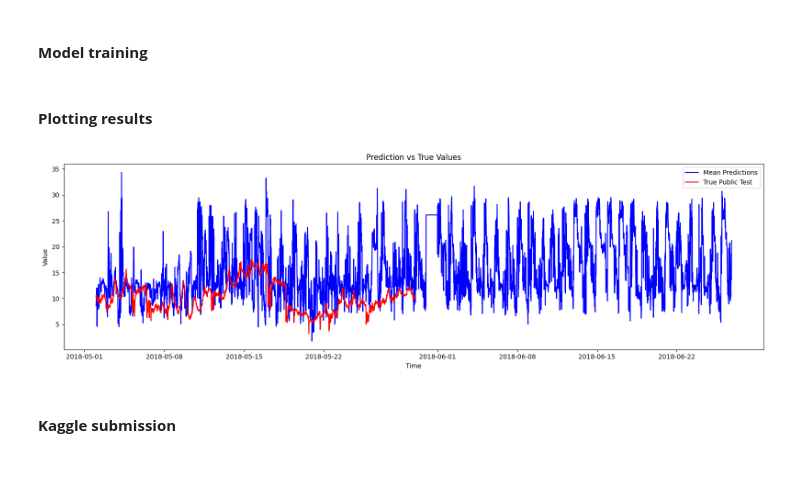
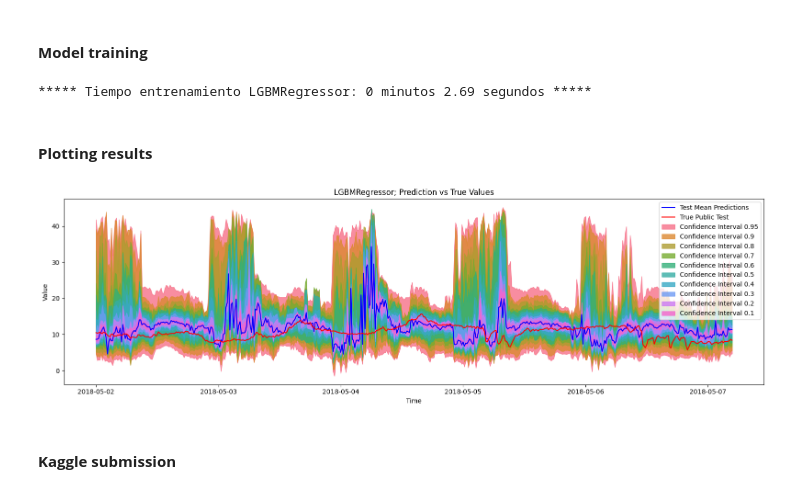
Before and after one commit to pintamonas4575/SERTEMP-project-MAADM-UPM, a Jupyter notebook: SERTEMP_forecasting_challenge.ipynb, the cells around one changed output. Drawn from its saved outputs; the diff is of its cells as text; code cells hidden in the pictures.

Commit message:
guapos plots de confianzas

```diff
--- a/SERTEMP_forecasting_challenge.ipynb
+++ b/SERTEMP_forecasting_challenge.ipynb
@@ -89,3 +77,22 @@ def plot_intervals(x: pd.Series, mean: np.ndarray, lower: np.ndarray, upper: np.
+# %%
+def plot_predictions_and_intervals(predictions_df_5k: pd.DataFrame, public_test_df_2_5k: pd.DataFrame, test_df_5k: pd.DataFrame,
+                                   quantile_mapping: dict[float, tuple[float, float]], num_samples: int = 500) -> None:
+    public_samples = len(public_test_df_2_5k) if num_samples > len(public_test_df_2_5k) else num_samples
+
+    colors = sns.color_palette("husl", len(quantile_mapping))
+    plt.figure(figsize=(16, 5))
+    plt.plot(test_df_5k['date'][:num_samples], predictions_df_5k['0.50'][:num_samples], label='Test Mean Predictions', color='blue')
+    plt.plot(test_df_5k['date'][:public_samples], public_test_df_2_5k['Temperature'][:public_samples], label='True Public Test', color='red')
+    for i, cov_percentage in enumerate(sorted(quantile_mapping.keys(), reverse=True)):
+        low_str, high_str = quantile_mapping[cov_percentage]
+        plt.fill_between(test_df_5k['date'][:num_samples], predictions_df_5k[low_str][:num_samples], predictions_df_5k[high_str][:num_samples],
+                        color=colors[i], alpha=0.8, label=f'Confidence Interval {cov_percentage}')
+    plt.xlabel('Time')
+    plt.ylabel('Value')
+    plt.title('LGBMRegressor; Prediction vs True Values')
+    plt.legend()
+    plt.tight_layout()
+    plt.show()
 # %% [markdown]
 ### **1. LGBMRegressor**
 # %% [markdown]
@@ -115,6 +122,7 @@ X_test = test_5k_df.drop(columns=['date'])
 #### **Model training**
 # %%
 coverage_models = {}
+start = time.time()
 for cov_percentage, (q_low, q_high) in quantile_mapping.items():
     model_lgbm_low = LGBMRegressor(objective='quantile', alpha=float(q_low), verbose=-1)
     model_lgbm_low.fit(X_train, y_train)
@@ -134,32 +142,23 @@ for cov_percentage, (model_lgbm_low, model_lgbm_high) in coverage_models.items()
 
 predictions_df['0.50'] = predictions_median
 
+minutos, segundos = divmod(time.time() - start, 60)
+print(f"***** Tiempo entrenamiento LGBMRegressor: {int(minutos)} minutos {segundos:.2f} segundos *****")
+
 # reorder df and create submission file
 float_cols = predictions_df.select_dtypes(include=['float']).columns.tolist()
 ordered_cols = sorted(float_cols)
 new_order = ['id'] + ordered_cols
 predictions_df = predictions_df[new_order]
 predictions_df.to_csv('results/1_LGBMRegressor_submission.csv', index=False)
+# %% [output]
+***** Tiempo entrenamiento LGBMRegressor: 0 minutos 2.69 segundos *****
 # %% [markdown]
 #### **Plotting results**
-# %%
-# x-> timestamp
-# mean-> media (valor del medio)
-# lower-> intevalo de confianza menor
-# upper-> intervalo de confianza superior
-
-plt.figure(figsize=(16, 5))
-plt.plot(test_5k_df['date'], predictions_df['0.50'], label='Mean Predictions', color='blue')
-plt.plot(test_5k_df['date'][:len(public_test_df)], public_test_df['Temperature'], label='True Public Test', color='red')
-# plt.fill_between(predictions_df['0.50'], predictions_df['0.25'], predictions_df['0.75'], color='blue', alpha=0.2, label='Confidence Interval')
-plt.xlabel('Time')
-plt.ylabel('Value')
-plt.title('Prediction vs True Values')
-plt.legend()
-plt.tight_layout()
-plt.show()
-# %% [output]
-[figure, removed]
+# %%
+plot_predictions_and_intervals(predictions_df, public_test_df, test_5k_df, quantile_mapping, num_samples=500)
+# %% [output]
+[figure, added]
 # %% [markdown]
 #### **Kaggle submission**
 # %%
```
Also changed, not shown: parts of 15 cells of this notebook, 3 other files.
